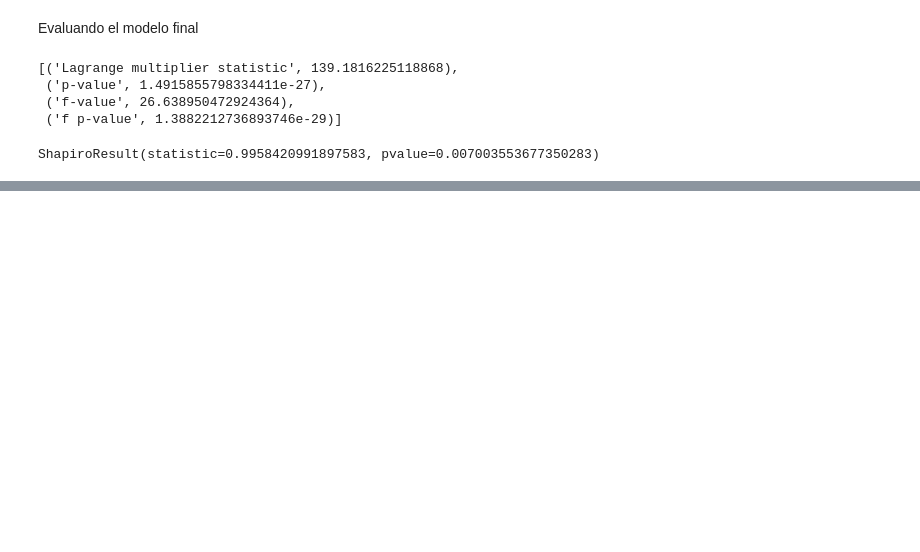
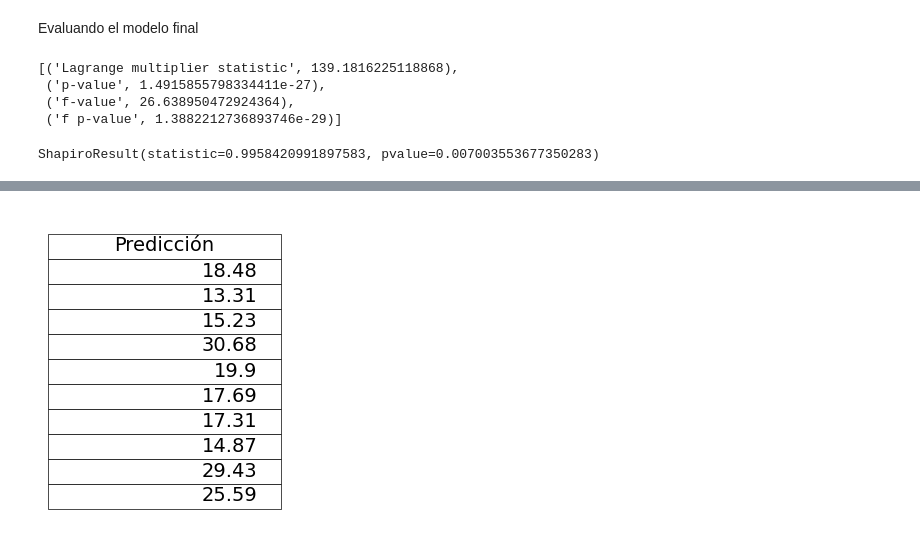
Before and after one commit to jorgelizarazo94/Parciales_Cuantitativo, a Jupyter notebook: Parcial_1/Question_5.ipynb, the cells around one changed output, grey strips where cells are left out. Drawn from its saved outputs; the diff is of its cells as text; code cells hidden in the pictures; blank space fills up the shorter version.

```diff
--- a/Parcial_1/Question_5.ipynb
+++ b/Parcial_1/Question_5.ipynb
@@ -420,3 +464,38 @@ df_pred
 #z = np.polyfit(df['Cement'], df['compressive'], 1)
 #p = np.poly1d(z)
 #axes.plot(df['Cement'], p(df['Cement']), color='black')
+# %%
+# Creamos un dataframe con los valores de la predicción
+df_pred = pd.DataFrame({'Predicción': y_pred})
+
+# Reducimos el número de decimales a dos
+df_pred = df_pred.round(2)
+
+# Configuramos el estilo de la tabla
+plt.style.use('bmh')
+
+# Creamos la figura y los ejes
+fig, ax = plt.subplots(figsize=(3, 4))
+
+# Ocultamos los bordes de la tabla
+ax.axis('off')
+
+# Creamos y agregamos la tabla al gráfico
+tabla = ax.table(cellText=df_pred.values,
+          colLabels=df_pred.columns,
+          loc='center')
+
+# Configuramos el tamaño de fuente de la tabla
+tabla.auto_set_font_size(False)
+tabla.set_fontsize(14)
+
+# Ajustamos el tamaño de las celdas de la tabla
+tabla.scale(1, 1.5)
+
+# Guardamos el gráfico en un archivo de imagen
+plt.savefig('prediccion.png', dpi=300)
+
+# Mostramos el gráfico
+plt.show()
+# %% [output]
+[figure, added]
```
Also changed, not shown: parts of 13 cells of this notebook, 3 other files.
